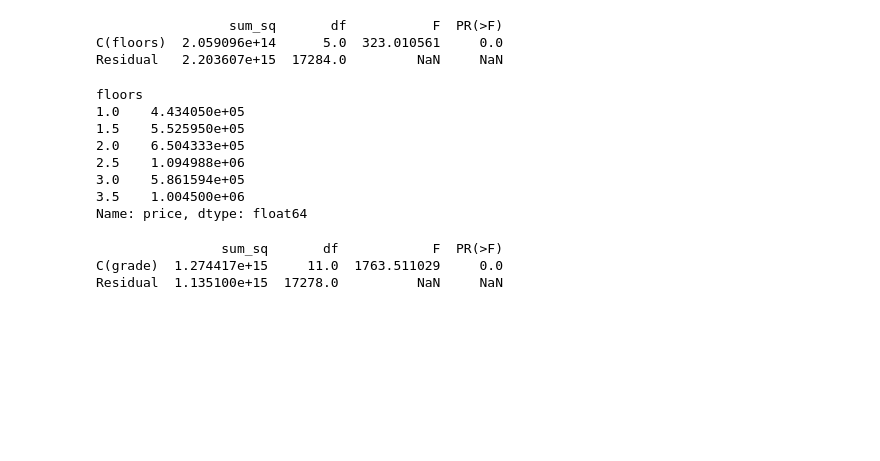
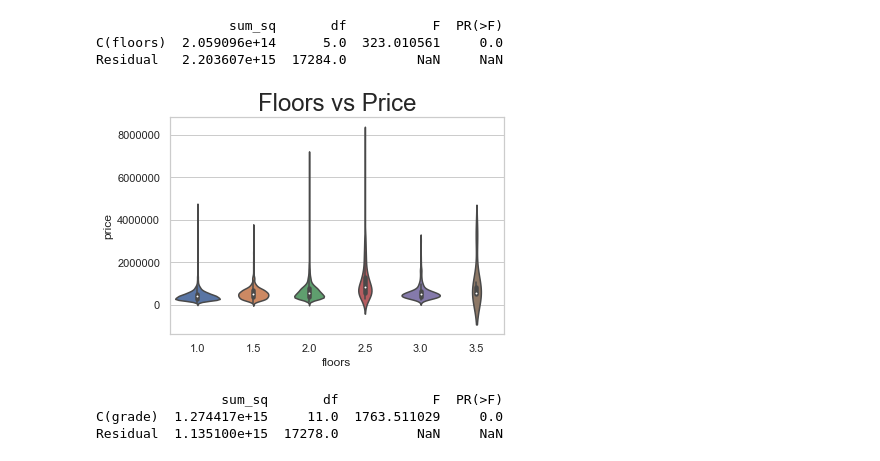
Before and after one commit to dorjeys3/King_County_Real_Estate, a Jupyter notebook: Prediction Method.ipynb, the cells around one changed output. Drawn from its saved outputs; the diff is of its cells as text; code cells hidden in the pictures; blank space fills up the shorter version.

```diff
--- a/Very Good Book.ipynb
+++ b/Prediction Method.ipynb
@@ -768,17 +739,14 @@ print(table)
                  sum_sq       df           F  PR(>F)
 C(floors)  2.059096e+14      5.0  323.010561     0.0
 Residual   2.203607e+15  17284.0         NaN     NaN
-# %%
-training_data.groupby("floors").price.mean()
-# %% [output]
-floors
-1.0    4.434050e+05
-1.5    5.525950e+05
-2.0    6.504333e+05
-2.5    1.094988e+06
-3.0    5.861594e+05
-3.5    1.004500e+06
-Name: price, dtype: float64
+# %%
+floors = training_data.groupby("floors").price.mean()
+#floors.plot(kind=)
+ax = sns.violinplot(x="floors", y="price", data=training_data)
+plt.title("Floors vs Price", fontsize = 24)
+plt.savefig('images/floors_vs_price.png', bbox_inches = "tight");
+# %% [output]
+[figure, added]
 # %%
 formula = 'price~C(grade)'
 lm = ols(formula, training_data).fit()
```
Also changed, not shown: parts of 51 cells of this notebook, 20 other files.
